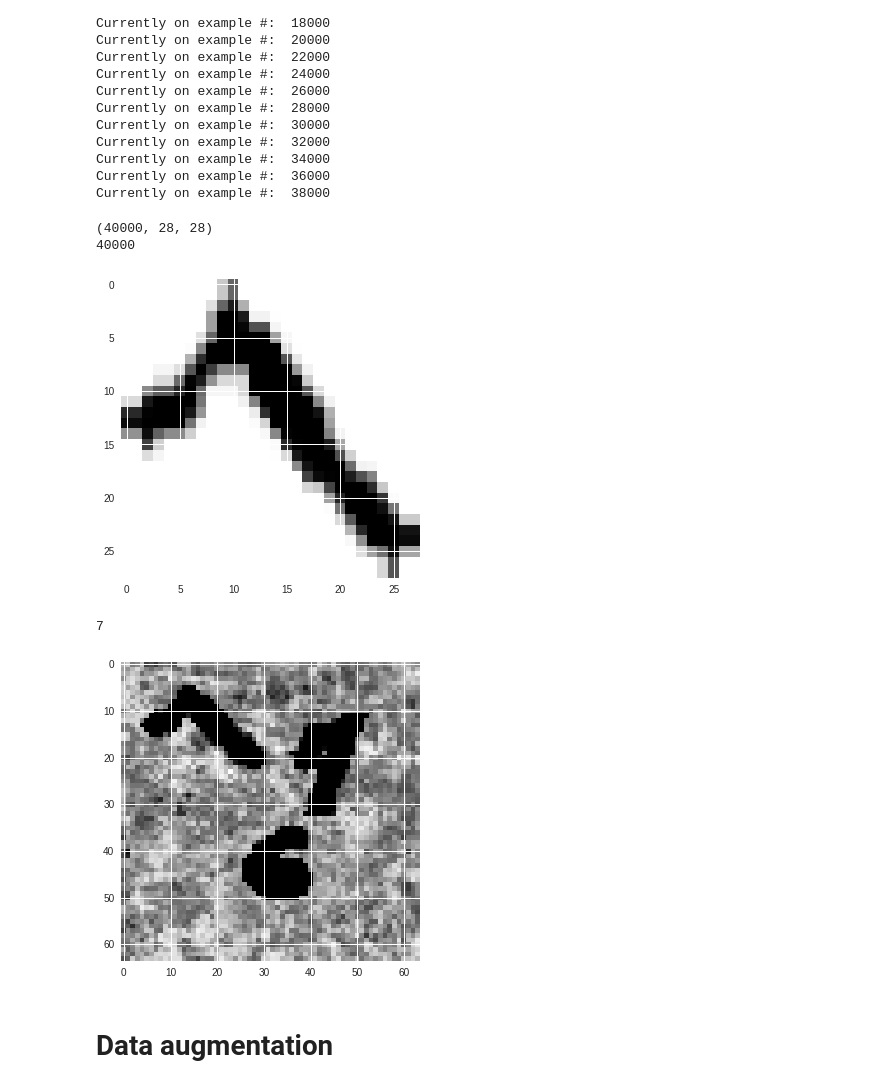
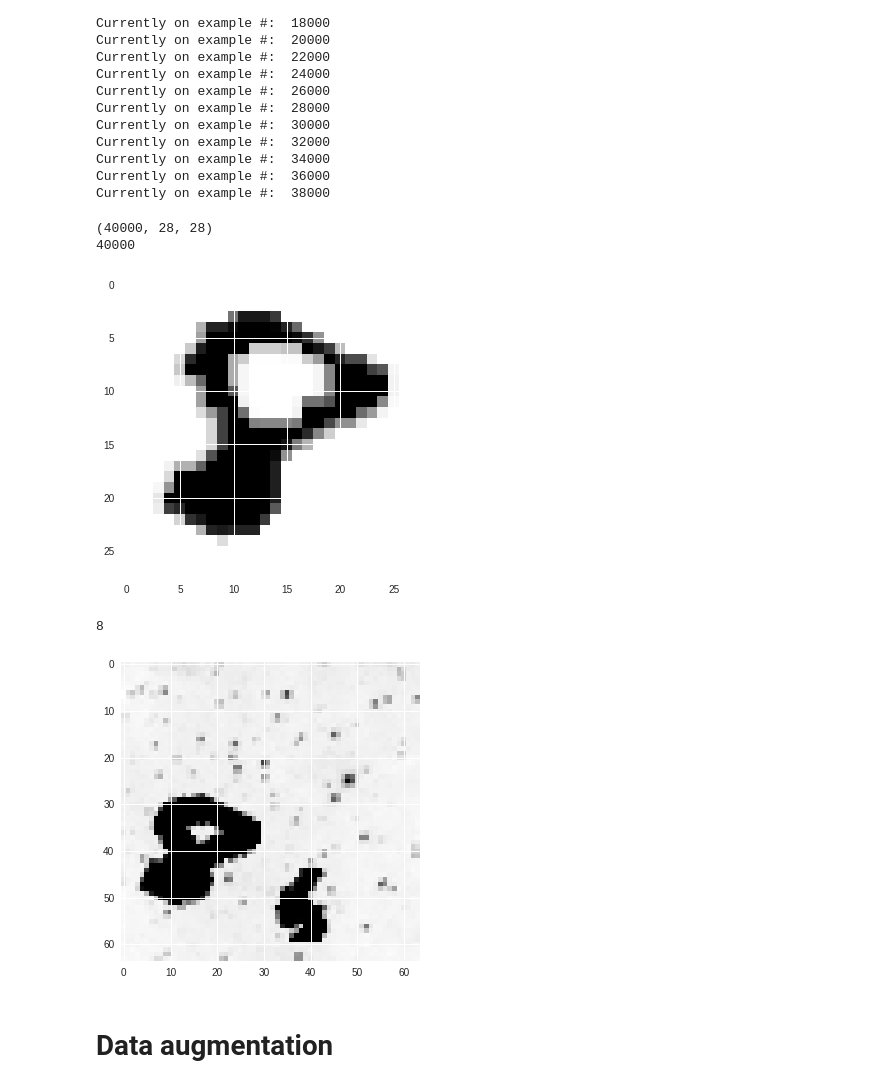
Before and after one commit to parthkhanna150/MNIST_Image_Classifier, a Jupyter notebook: example-to-load-data.ipynb, the cells around one changed output. Cells and saved outputs as stored; diff of their text form; code cells hidden in the pictures.

```diff
--- a/example-to-load-data.ipynb
+++ b/example-to-load-data.ipynb
@@ -176,7 +176,8 @@ def preprocess(x, imgDim):
 
         #Isolate the largest component by cropping it's bounding box
         minRow, minCol, maxRow, maxCol = biggestRegion['BoundingBox']
-        isolatedNum = binarizedImg[min(minRow,maxRow):max(minRow,maxRow), min(minCol,maxCol):max(minCol,maxCol)]
+        isolatedNum = binarizedImg[max(0,min(minRow,maxRow)-2):min(max(minRow,maxRow)+2, 64),
+                                   max(0,min(minCol,maxCol)-2):min(max(minCol,maxCol)+2, 64)]
 
         #Transform to new dimensions 28x28
         finalData[n] = resize(isolatedNum, (imgDim,imgDim))
@@ -234,21 +235,21 @@ Currently on example #:  38000
 #Validation split
 x_train, x_valid, y_train, y_valid = train_test_split(xTrain, yTrain, test_size=0.2, random_state=seed)
 # %%
-img_idx=500
+img_idx=300
 #Testing
 print(xTrain.shape)
 print(len(yTrain))
 plt.imshow(xTrain[img_idx])
 plt.show()
 print(yTrain[img_idx])
 plt.imshow(train_images[img_idx])
 plt.show()
 # %% [output]
 (40000, 28, 28)
 40000
-[figure, old version]
+[figure, new version]
-7
+8
-[figure, old version]
+[figure, new version]
 # %%
 #Reshape for encoding.
 x_train = x_train.reshape(x_train.shape[0], 28, 28, 1)
```
Also changed, not shown: parts of 4 cells of this notebook.
